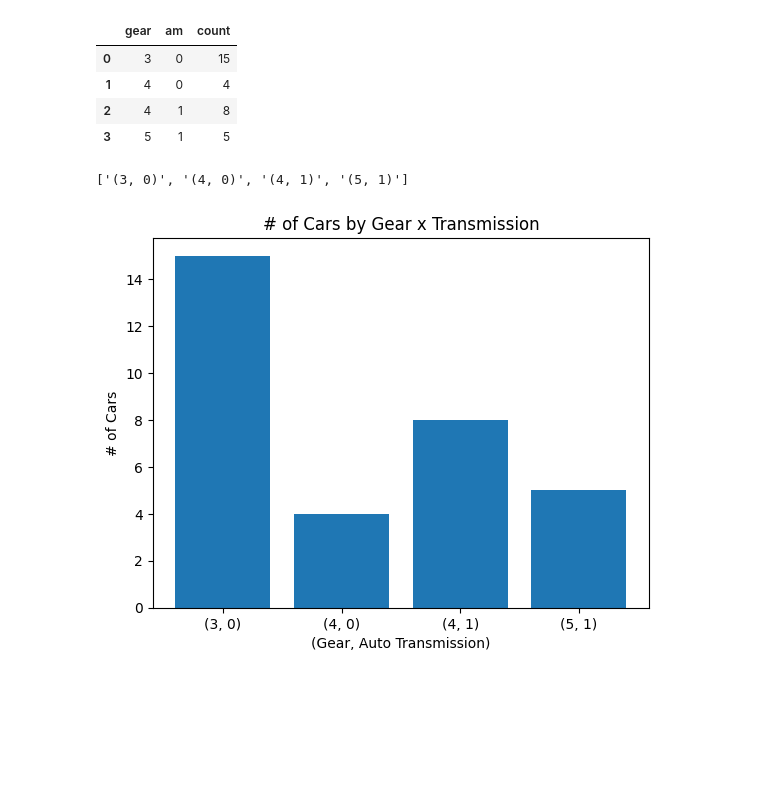
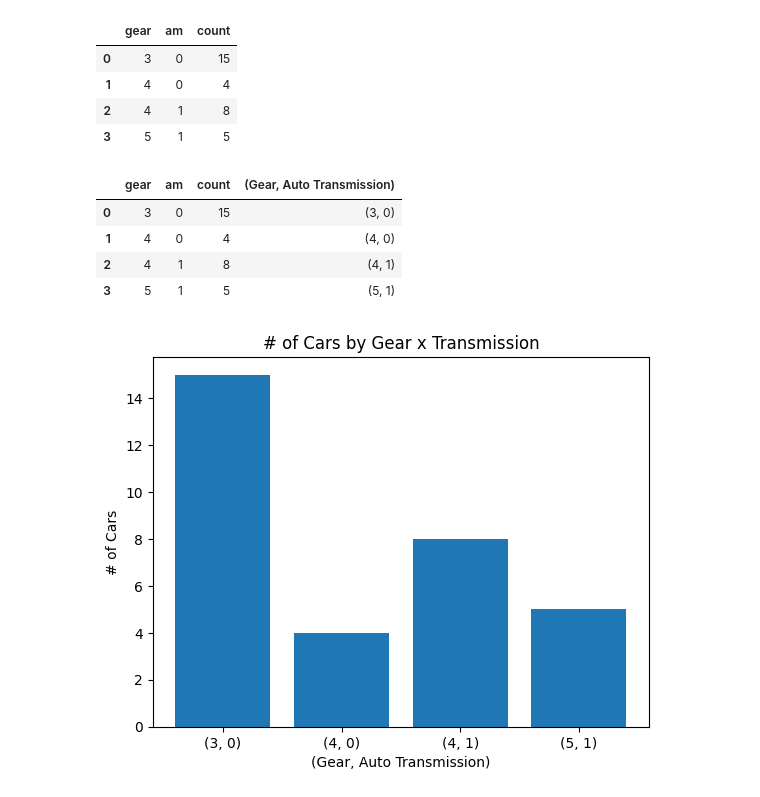
Before and after one commit to softeerbootcamp4th/data_engineering_course_materials, a Jupyter notebook: missions/W1/mtcars/mtcars.ipynb, the cells around one changed output. Drawn from its saved outputs; the diff is of its cells as text; code cells hidden in the pictures; blank space fills up the shorter version.

Commit message:
refactor: - import문 정리 - !pip ~ 주석처리 - numpy 사용하는 부분 제거 - dataframe으로 다루도록 수정

```diff
--- a/missions/W1/mtcars/mtcars.ipynb
+++ b/missions/W1/mtcars/mtcars.ipynb
@@ -421,5 +390,11 @@ xs = ["(" + str(x) + ", " + str(y) +")" for x, y in xs]
-# %%
-xs
-# %% [output]
-['(3, 0)', '(4, 0)', '(4, 1)', '(5, 1)']
+# %%
+gear_transmissions_group['(Gear, Auto Transmission)'] = ['(' + str(gear) + ', ' + str(am) + ')' for gear, am in zip(gear_transmissions_group['gear'], gear_transmissions_group['am'])]
+# %%
+gear_transmissions_group
+# %% [output]
+|  | gear | am | count | (Gear, Auto Transmission) |
+| 0 | 3 | 0 | 15 | (3, 0) |
+| 1 | 4 | 0 | 4 | (4, 0) |
+| 2 | 4 | 1 | 8 | (4, 1) |
+| 3 | 5 | 1 | 5 | (5, 1) |
 # %%
```
Also changed, not shown: parts of 38 cells of this notebook.
